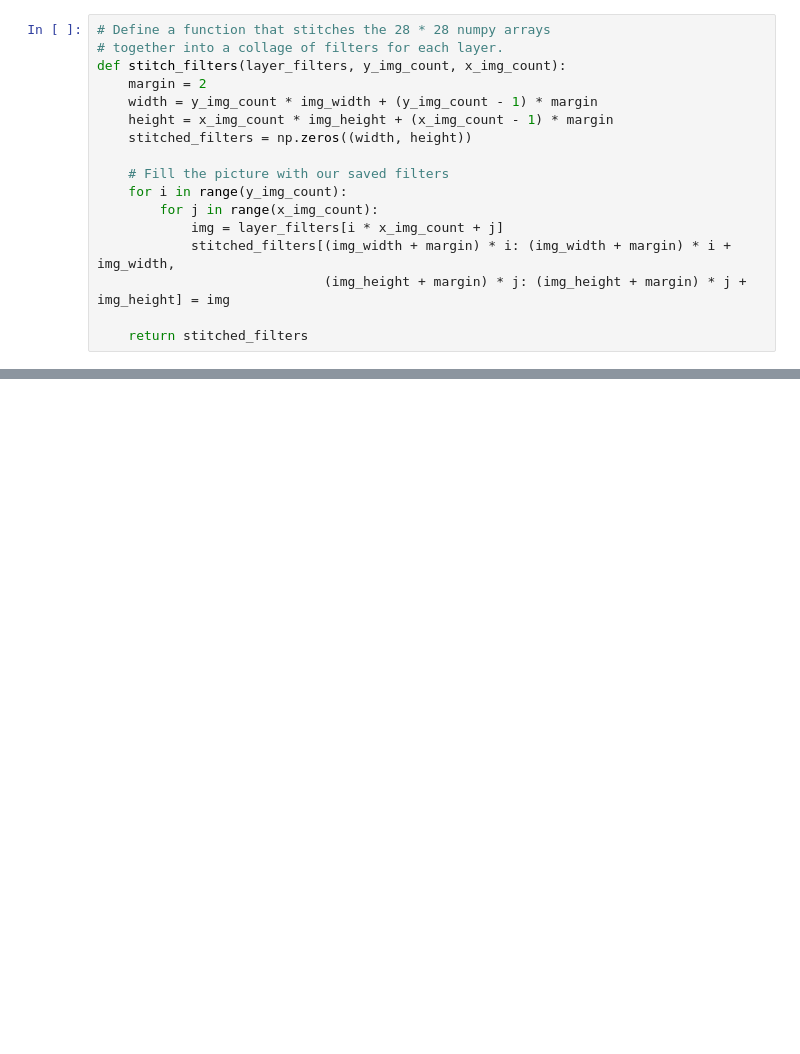
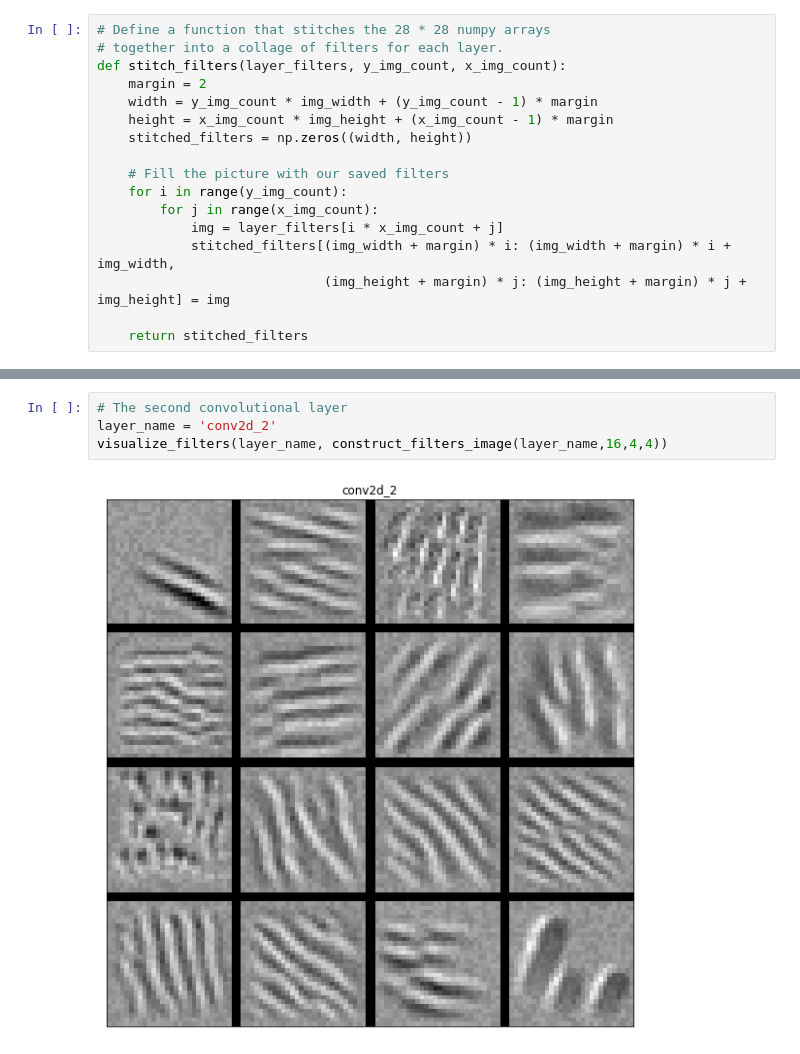
Before and after one commit to ansuini/Winter_School_QLS_2018, a Jupyter notebook: Advanced1/Visualizing_and_Interpreting.ipynb, the cells around one changed output, grey strips where cells are left out. Cells and saved outputs as stored; diff of their text form; blank space fills up the shorter version.

```diff
--- a/Advanced1/Visualizing_and_Interpreting.ipynb
+++ b/Advanced1/Visualizing_and_Interpreting.ipynb
@@ -219,0 +158,6 @@ layer_image = stitch_filters(layer_filters, nx, ny)
+# %%
+# The second convolutional layer
+layer_name = 'conv2d_2'
+visualize_filters(layer_name, construct_filters_image(layer_name,16,4,4))
+# %% [output]
+[figure, added]
```
Also changed, not shown: parts of 16 cells of this notebook, 6 other files.
